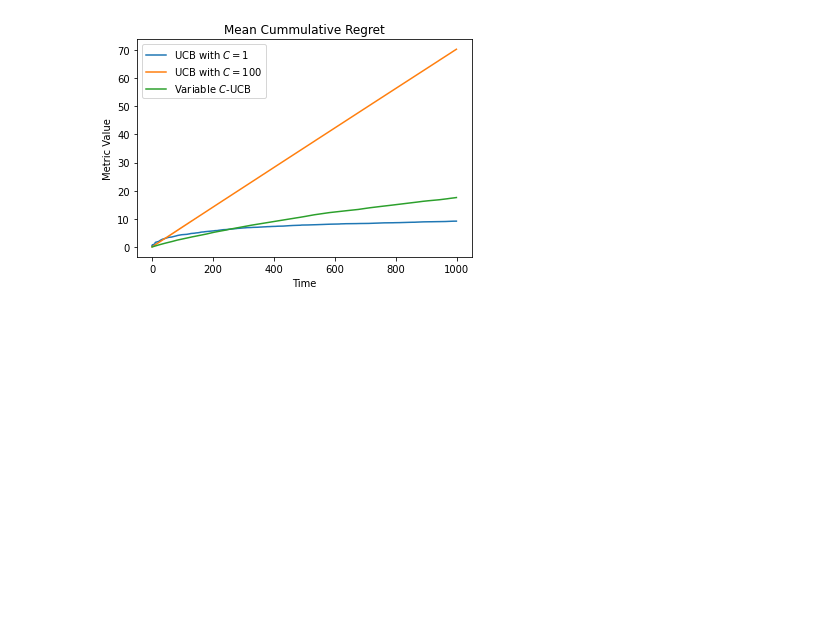
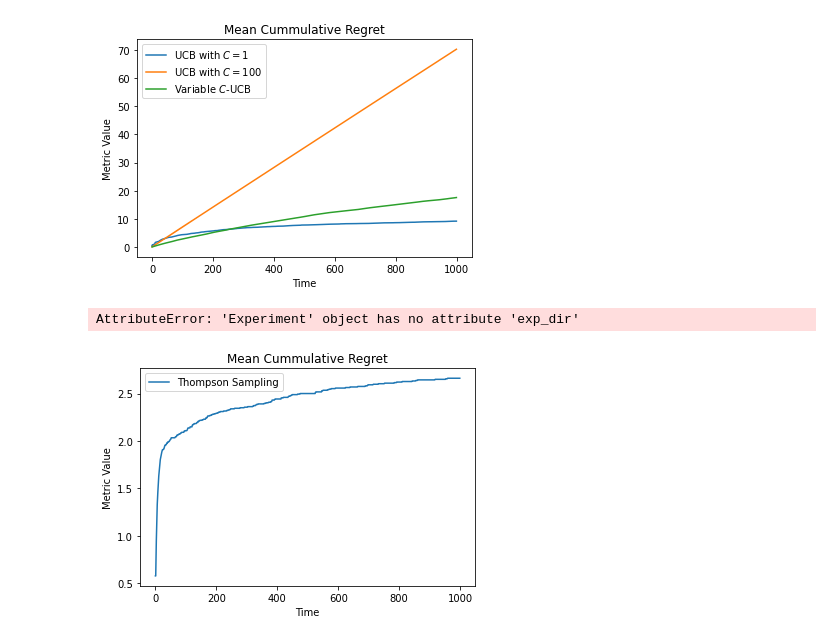
Before and after one commit to Utkarshp1/CS-414-Reinforcement-Learning, a Jupyter notebook: Multi-Armed Bandits/src/Untitled.ipynb, the cells around one changed output. Saved outputs shown, nothing was run; the diff lists cells and outputs as text; code cells hidden in the pictures; blank space fills up the shorter version.

Commit message:
Added Thompson Sampling Algorithm

```diff
--- a/Multi-Armed Bandits/src/Untitled.ipynb
+++ b/Multi-Armed Bandits/src/Untitled.ipynb
@@ -158,3 +158,7 @@ experiment.generate_plots()
 # %% [output]
 AttributeError: 'Experiment' object has no attribute 'exp_dir'
 [figure]
+# %%
+algo = {"Thompson Sampling": (ThompsonSampling, {})}
+
+experiment = Experiment(algo, "Thompson Sampling", num_runs=100, num_arms=2, metrics=[MeanCummulativeRegret()])
@@ -160,0 +167,5 @@ AttributeError: 'Experiment' object has no attribute 'exp_dir'
+# %%
+experiment.generate_plots()
+# %% [output]
+AttributeError: 'Experiment' object has no attribute 'exp_dir'
+[figure, added]
```
Also changed, not shown: parts of 2 cells of this notebook, 2 other files.
